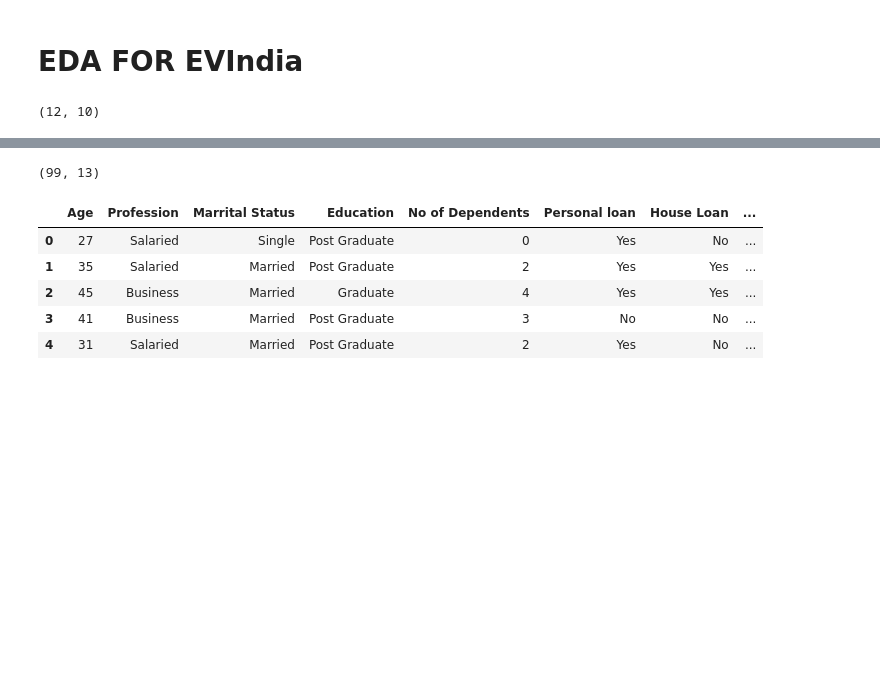
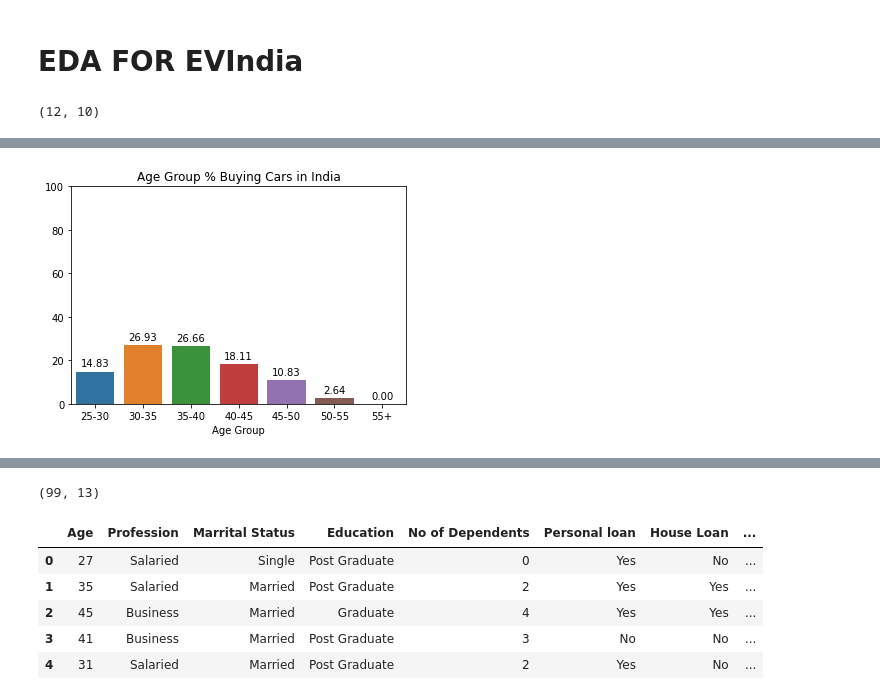
Before and after one commit to VarunIyengar/Team-Varun-Project-2, a Jupyter notebook: Jai.ipynb, the cells around one changed output, grey strips where cells are left out. Saved outputs shown, nothing was run; the diff lists cells and outputs as text; code cells hidden in the pictures; blank space fills up the shorter version.

```diff
--- a/Jai.ipynb
+++ b/Jai.ipynb
@@ -226,0 +286,25 @@ df_ev_ind.head(10)
+# %%
+AgeGroup={}
+length=ds7.shape[0]
+AgeGroup['25-30']=round(ds7[(ds7['Age']>=25)&(ds7['Age']<30)].shape[0]*100/length,2)
+AgeGroup['30-35']=round(ds7[(ds7['Age']>=30)&(ds7['Age']<35)].shape[0]*100/length,2)
+AgeGroup['35-40']=round(ds7[(ds7['Age']>=35)&(ds7['Age']<40)].shape[0]*100/length,2)
+AgeGroup['40-45']=round(ds7[(ds7['Age']>=40)&(ds7['Age']<45)].shape[0]*100/length,2)
+AgeGroup['45-50']=round(ds7[(ds7['Age']>=45)&(ds7['Age']<50)].shape[0]*100/length,2)
+AgeGroup['50-55']=round(ds7[(ds7['Age']>=50)&(ds7['Age']<55)].shape[0]*100/length,2)
+AgeGroup['55+']=round(ds7[ds7['Age']>=55].shape[0]/length,2)
+# %%
+fig,ax=plt.subplots()
+plots=sb.barplot(x=list(AgeGroup.keys()),y=list(AgeGroup.values()))
+for bar in plots.patches:
+    plots.annotate(format(bar.get_height(), '.2f'),
+                   (bar.get_x() + bar.get_width() / 2,
+                    bar.get_height()), ha='center', va='center',
+                   size=10, xytext=(0, 8),
+                   textcoords='offset points')
+ax.set_ylim(0,100)
+plt.title('Age Group % Buying Cars in India')
+plt.xlabel('Age Group')
+plt.show()
+# %% [output]
+[figure, added]
```
Also changed, not shown: parts of 52 cells of this notebook.
